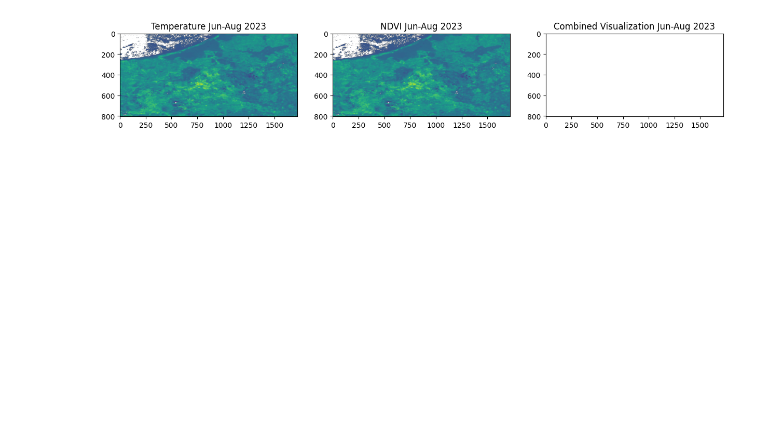
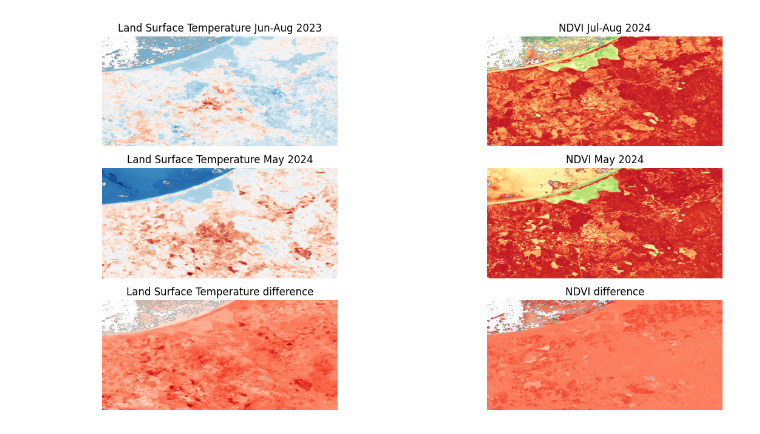
Before and after one commit to KZabd/PMfG_Exam, a Jupyter notebook: KZabdyrskaExam/KZtask1.ipynb, the cells around one changed output. Drawn from its saved outputs; the diff is of its cells as text; code cells hidden in the pictures; blank space fills up the shorter version.

```diff
--- a/KZabdyrskaExam/KZtask1.ipynb
+++ b/KZabdyrskaExam/KZtask1.ipynb
@@ -11,22 +6,41 @@ ndvi_files = ["t5_lst2023_Jun_Aug.tif", "t5_ndvi2024May.tif"]
 # %%
-# Read temperature and NDVI data
-temp_data_list = [rasterio.open(data_dir + file).read(1) for file in temp_files]
-ndvi_data_list = [rasterio.open(data_dir + file).read(1) for file in ndvi_files]
+temp1 = rasterio.open("/Users/user/Studia_RSG/S2/Python_Matlab_for_Geoscience/Exam/t5_lst2023_Jun_Aug.tif").read(1)
+temp2 = rasterio.open("/Users/user/Studia_RSG/S2/Python_Matlab_for_Geoscience/Exam/t5_lst2024May.tif").read(1)
+ndvi1 = rasterio.open("/Users/user/Studia_RSG/S2/Python_Matlab_for_Geoscience/Exam/t5_ndvi2024_Jul_Aug.tif").read(1)
+ndvi2 = rasterio.open("/Users/user/Studia_RSG/S2/Python_Matlab_for_Geoscience/Exam/t5_ndvi2024May.tif").read(1)
 # %%
-fig, axes = plt.subplots(1, 3, figsize=(15, 5))
-cmap = 'viridis'
+fig, axes = plt.subplots(3, 2, figsize=(15, 8))
+cmtemp = "RdBu_r"
+cmndvi = "RdYlGn_r"
+cmdiff = "Reds"
 
-show(temp_data_list[0], ax=axes[0], cmap=cmap)
-axes[0].set_title("Temperature Jun-Aug 2023")
+show(temp1, ax = axes[0, 0], cmap = cmtemp)
+axes[0, 0].set_title("Land Surface Temperature Jun-Aug 2023")
+axes[0, 0].axis("off")
 
-show(ndvi_data_list[0], ax=axes[1], cmap=cmap)
-axes[1].set_title("NDVI Jun-Aug 2023")
+show(ndvi1, ax = axes[0, 1], cmap = cmndvi)
+axes[0, 1].set_title("NDVI Jul-Aug 2024")
+axes[0, 1].axis("off")
 
-combined = np.dstack((ndvi_data_list[0], temp_data_list[0], np.zeros_like(ndvi_data_list[0])))
-axes[2].imshow(combined / np.max(combined))  # Normalize for display
-axes[2].set_title("Combined Visualization Jun-Aug 2023")
+show(temp2, ax = axes[1, 0], cmap = cmtemp)
+axes[1, 0].set_title("Land Surface Temperature May 2024")
+axes[1, 0].axis("off")
+
+show(ndvi2, ax = axes[1, 1], cmap = cmndvi)
+axes[1, 1].set_title("NDVI May 2024")
+axes[1, 1].axis("off")
+
+tempdiff = temp2 - temp1
+show(tempdiff, ax = axes[2, 0], cmap = cmdiff)
+axes[2, 0].set_title("Land Surface Temperature difference")
+axes[2, 0].axis("off")
+
+ndvidiff = ndvi2 - ndvi1
+show(ndvidiff, ax = axes[2, 1], cmap = cmdiff)
+axes[2, 1].set_title("NDVI difference")
+axes[2, 1].axis("off")
 
 plt.show()
 # %% [output]
-[figure, old version]
+[figure, new version]
 # %%
```
Also changed, not shown: parts of 3 cells of this notebook.
